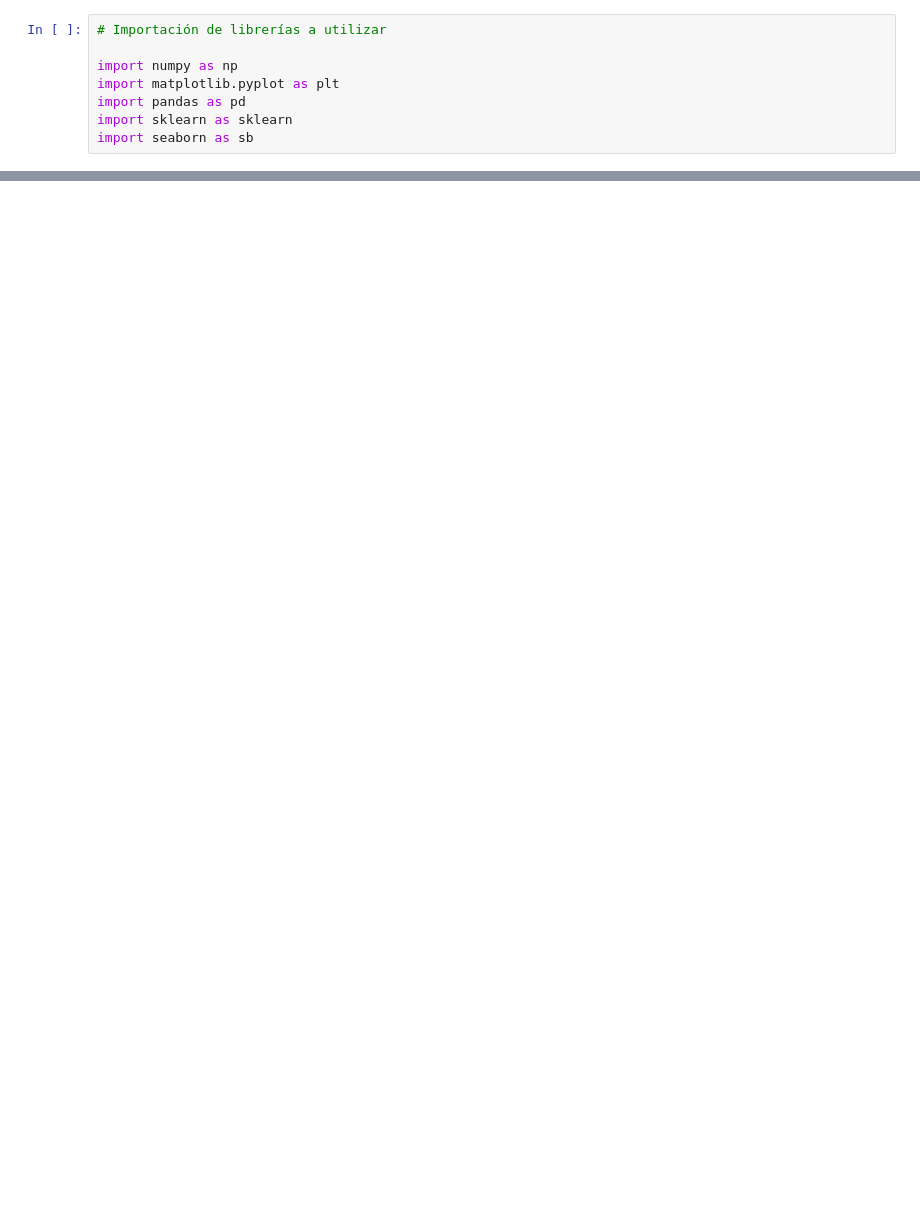
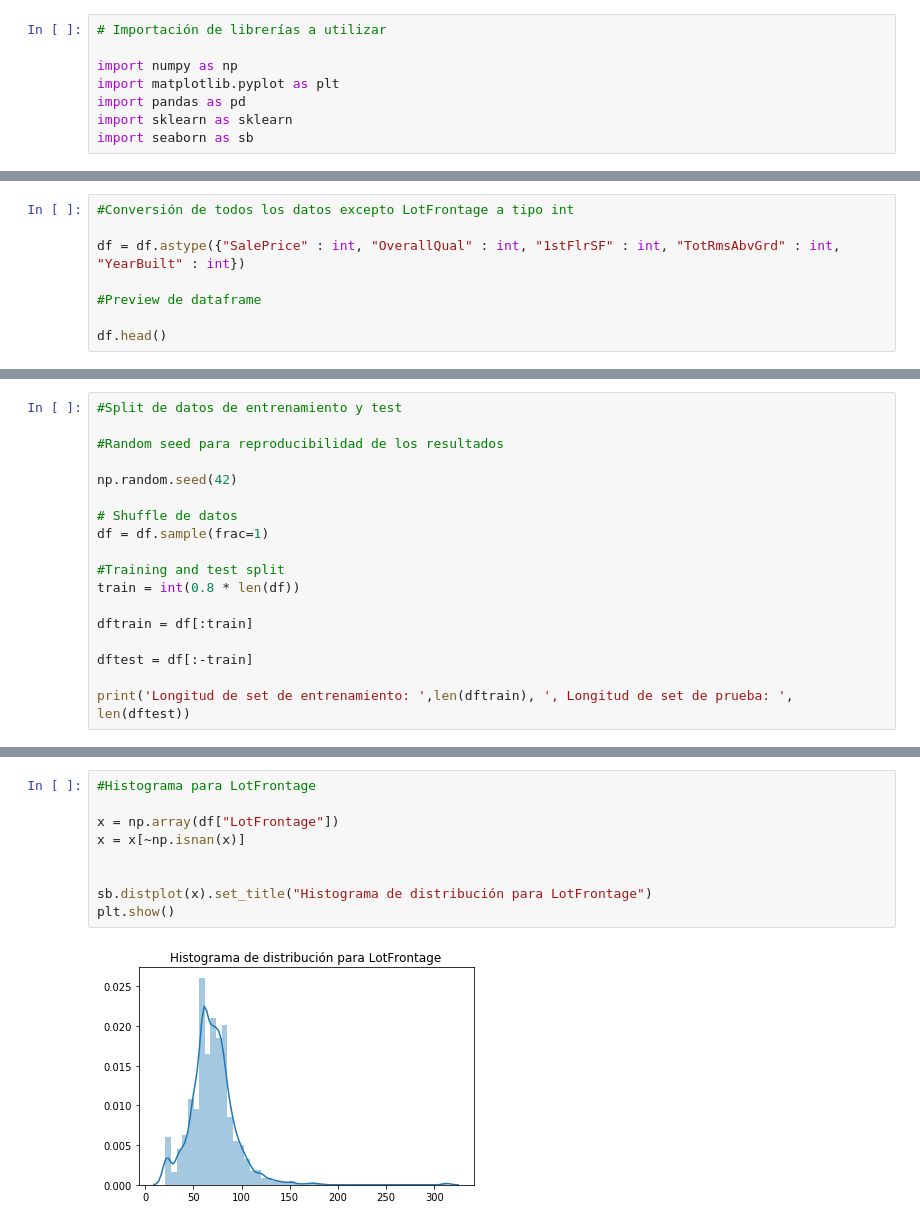
Before and after one commit to jpcarranza94/MSc_regresionlineal, a Jupyter notebook: regresion_lineal.ipynb, the cells around one changed output, grey strips where cells are left out. Cells and saved outputs as stored; diff of their text form; blank space fills up the shorter version.

Commit message:
Procesamiento de datos y análisis exploratorio de variables terminado, se seleccionaron las dos variables a utilizar para hacer los modelos de regresión lineal

```diff
--- a/regresion_lineal.ipynb
+++ b/regresion_lineal.ipynb
@@ -64,0 +70,8 @@ array([[2.08500e+05, 7.00000e+00, 8.56000e+02, 8.00000e+00, 2.00300e+03,
+# %%
+#Conversión de todos los datos excepto LotFrontage a tipo int
+
+df = df.astype({"SalePrice" : int, "OverallQual" : int, "1stFlrSF" : int, "TotRmsAbvGrd" : int, "YearBuilt" : int})
+
+#Preview de dataframe
+
+df.head()
@@ -64,0 +85,18 @@ array([[2.08500e+05, 7.00000e+00, 8.56000e+02, 8.00000e+00, 2.00300e+03,
+# %%
+#Split de datos de entrenamiento y test
+
+#Random seed para reproducibilidad de los resultados
+
+np.random.seed(42)
+
+# Shuffle de datos
+df = df.sample(frac=1)
+
+#Training and test split
+train = int(0.8 * len(df))
+
+dftrain = df[:train]
+
+dftest = df[:-train]
+
+print('Longitud de set de entrenamiento: ',len(dftrain), ', Longitud de set de prueba: ', len(dftest))
@@ -64,0 +171,11 @@ array([[2.08500e+05, 7.00000e+00, 8.56000e+02, 8.00000e+00, 2.00300e+03,
+# %%
+#Histograma para LotFrontage
+
+x = np.array(df["LotFrontage"])
+x = x[~np.isnan(x)]
+
+
+sb.distplot(x).set_title("Histograma de distribución para LotFrontage")
+plt.show()
+# %% [output]
+[figure, added]
```
Also changed, not shown: parts of 18 cells of this notebook.
